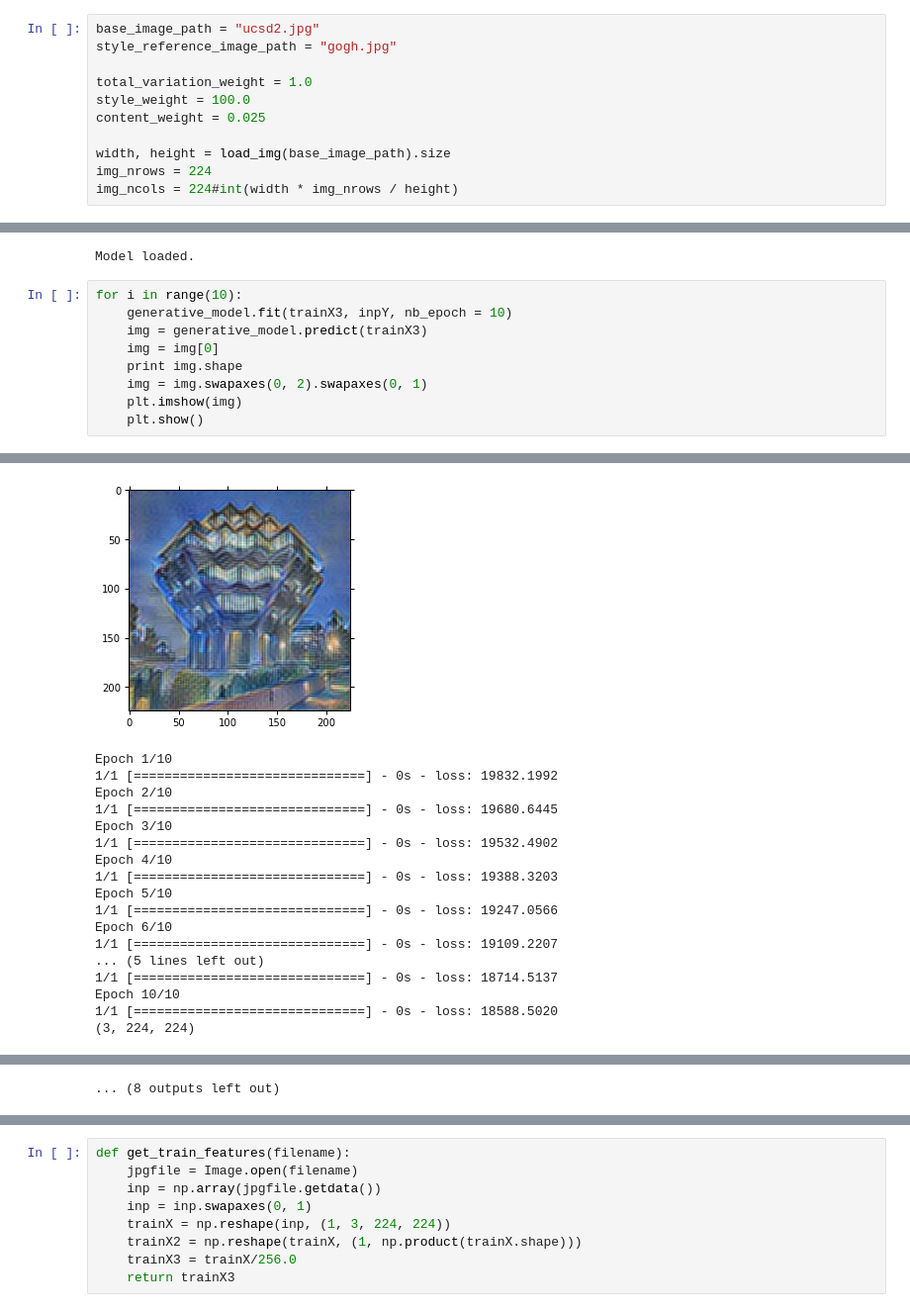
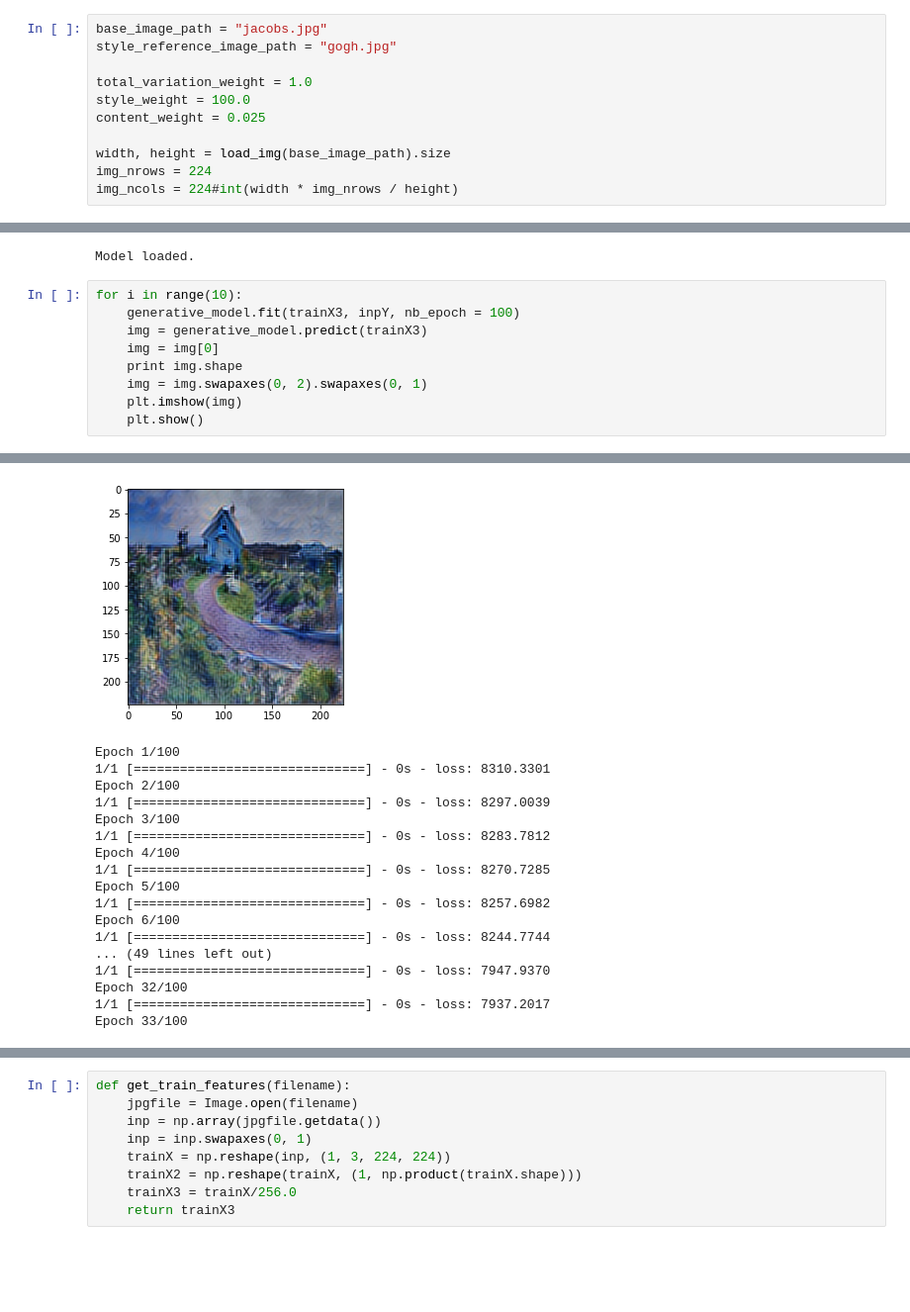
Before and after one commit to aliasvishnu/Generative-Style-Transfer, a Jupyter notebook: GNST-v3.ipynb, the cells around one changed output, grey strips where cells are left out. Shown: that part at 99% size. Cells and saved outputs as stored; diff of their text form; blank space fills up the shorter version.

Commit message:
updated chnages with the image jacobs

```diff
--- a/GNST-v3.ipynb
+++ b/GNST-v3.ipynb
@@ -27,5 +27,5 @@ Using gpu device 2: GeForce GTX TITAN X (CNMeM is disabled, cuDNN 4007)
 # %%
-base_image_path = "ucsd2.jpg"
+base_image_path = "jacobs.jpg"
 style_reference_image_path = "gogh.jpg"
 
 total_variation_weight = 1.0
@@ -183,7 +183,7 @@ generative_model.compile(loss = get_loss2, optimizer = adam_op)
 Model loaded.
 # %%
 for i in range(10):
-    generative_model.fit(trainX3, inpY, nb_epoch = 10)
+    generative_model.fit(trainX3, inpY, nb_epoch = 100)
     img = generative_model.predict(trainX3)
     img = img[0]
     print img.shape
@@ -228,19 +228,19 @@ Epoch 10/10
 (3, 224, 224)
-[figure, old version]
+[figure, new version]
-Epoch 1/10
-1/1 [==============================] - 0s - loss: 19832.1992
-Epoch 2/10
-1/1 [==============================] - 0s - loss: 19680.6445
-Epoch 3/10
-1/1 [==============================] - 0s - loss: 19532.4902
-Epoch 4/10
-1/1 [==============================] - 0s - loss: 19388.3203
-Epoch 5/10
-1/1 [==============================] - 0s - loss: 19247.0566
-Epoch 6/10
-1/1 [==============================] - 0s - loss: 19109.2207
-... (5 lines left out)
-1/1 [==============================] - 0s - loss: 18714.5137
-Epoch 10/10
-1/1 [==============================] - 0s - loss: 18588.5020
-(3, 224, 224)
+Epoch 1/100
+1/1 [==============================] - 0s - loss: 8310.3301
+Epoch 2/100
+1/1 [==============================] - 0s - loss: 8297.0039
+Epoch 3/100
+1/1 [==============================] - 0s - loss: 8283.7812
+Epoch 4/100
+1/1 [==============================] - 0s - loss: 8270.7285
+Epoch 5/100
+1/1 [==============================] - 0s - loss: 8257.6982
+Epoch 6/100
+1/1 [==============================] - 0s - loss: 8244.7744
+... (49 lines left out)
+1/1 [==============================] - 0s - loss: 7947.9370
+Epoch 32/100
+1/1 [==============================] - 0s - loss: 7937.2017
+Epoch 33/100
@@ -302,4 +248,3 @@ Epoch 10/10
-... (8 outputs left out)
 # %%
 jpgfile = Image.open("orig.jpg")
 inp = np.array(jpgfile.getdata())
```
Also changed, not shown: parts of 4 cells of this notebook, 10 other files.
